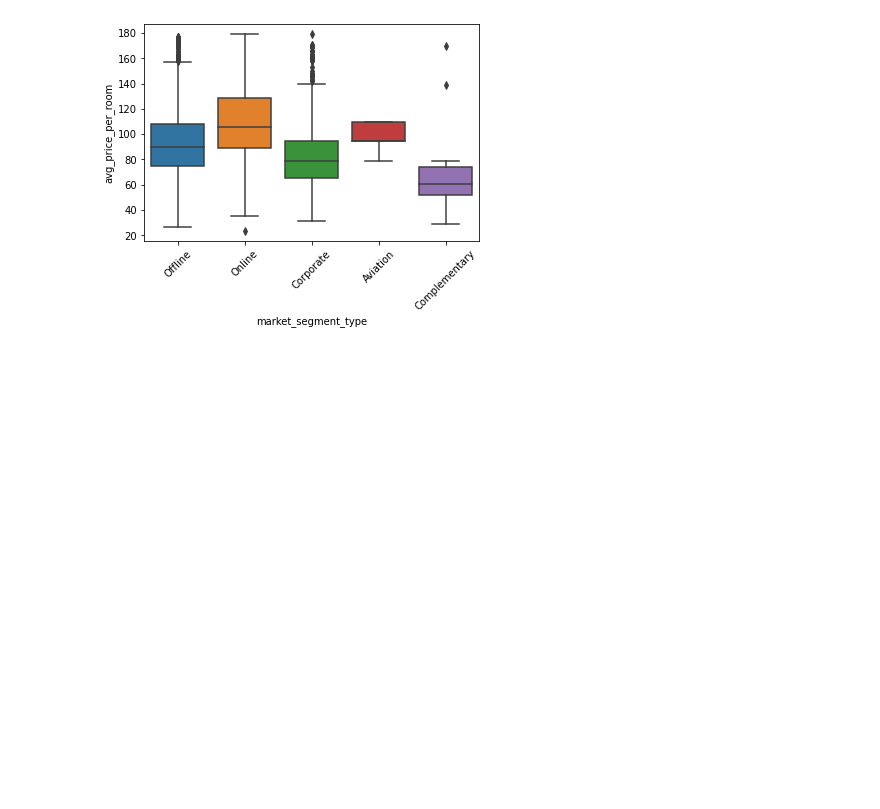
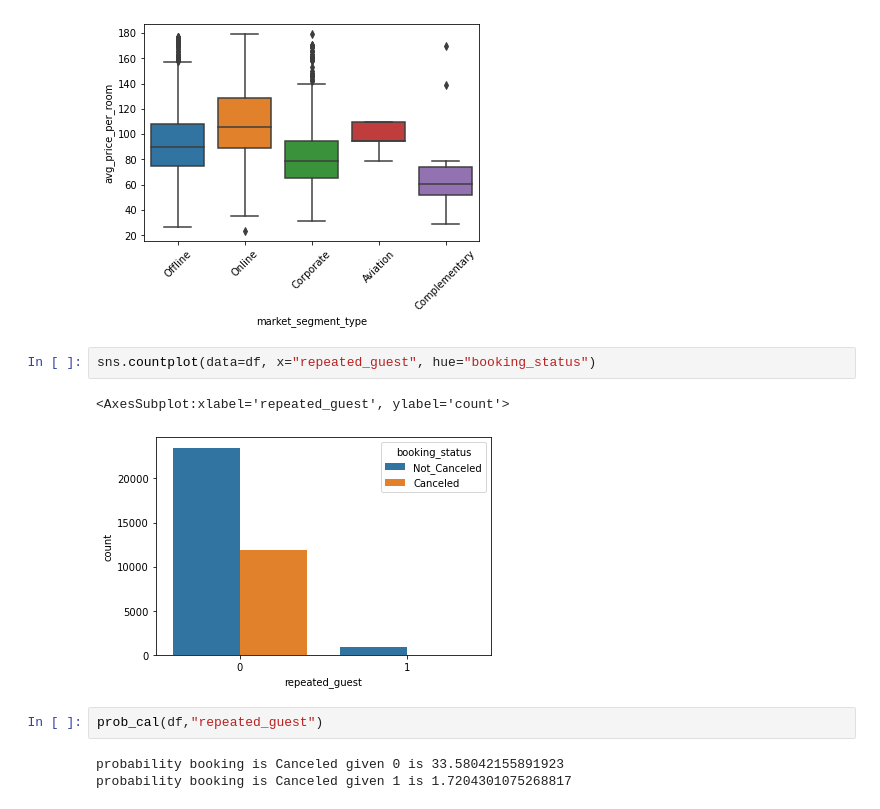
Before and after one commit to Nas-virat/Hotel_reservation, a Jupyter notebook: Hotel Reservation.ipynb, the cells around one changed output. Saved outputs shown, nothing was run; the diff lists cells and outputs as text; blank space fills up the shorter version.

```diff
--- a/Hotel Reservation.ipynb
+++ b/Hotel Reservation.ipynb
@@ -413,3 +430,13 @@ plt.xticks(rotation=45)
   Text(3, 0, 'Aviation'),
   Text(4, 0, 'Complementary')])
 [figure]
+# %%
+sns.countplot(data=df, x="repeated_guest", hue="booking_status")
+# %% [output]
+<AxesSubplot:xlabel='repeated_guest', ylabel='count'>
+[figure, added]
+# %%
+prob_cal(df,"repeated_guest")
+# %% [output]
+probability booking is Canceled given 0 is 33.58042155891923
+probability booking is Canceled given 1 is 1.7204301075268817
```
Also changed, not shown: parts of 18 cells of this notebook.
